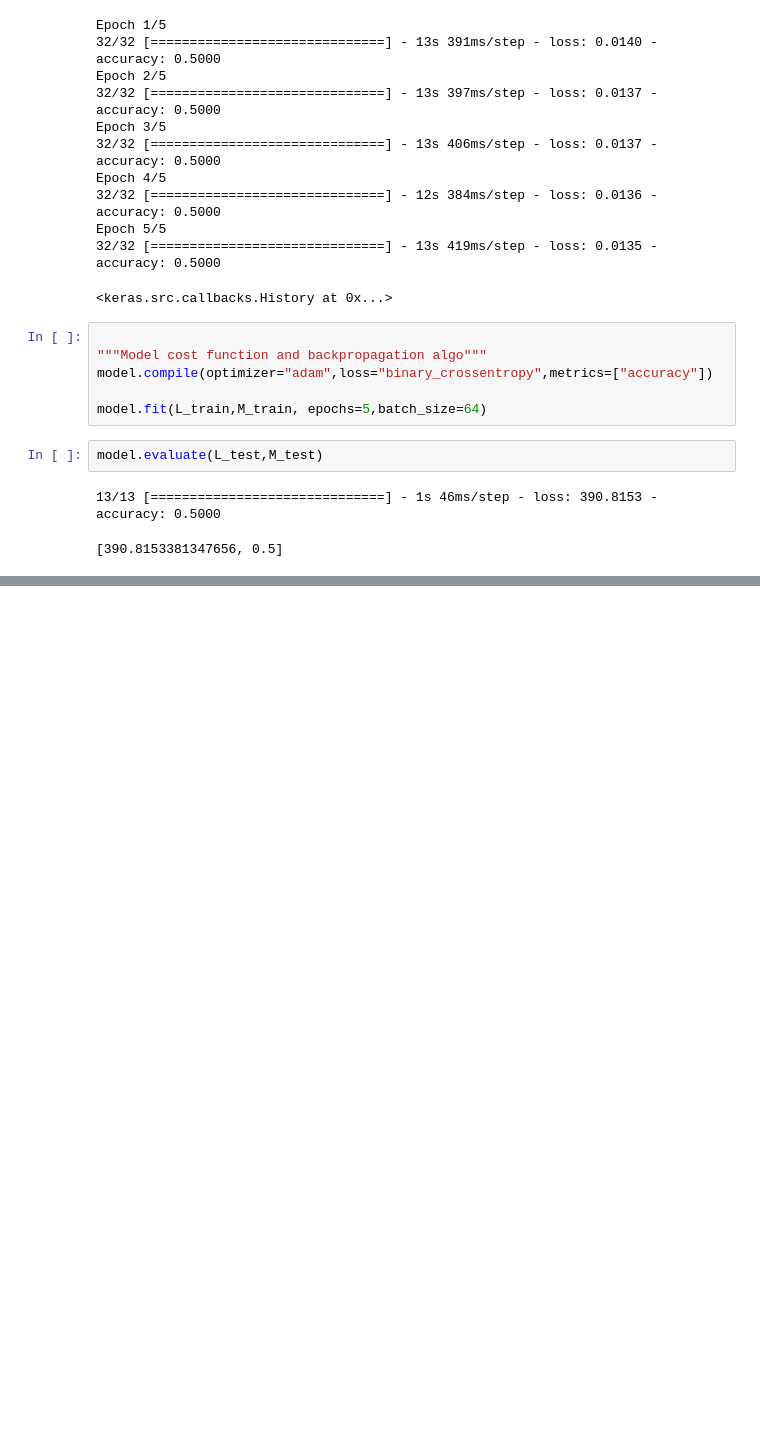
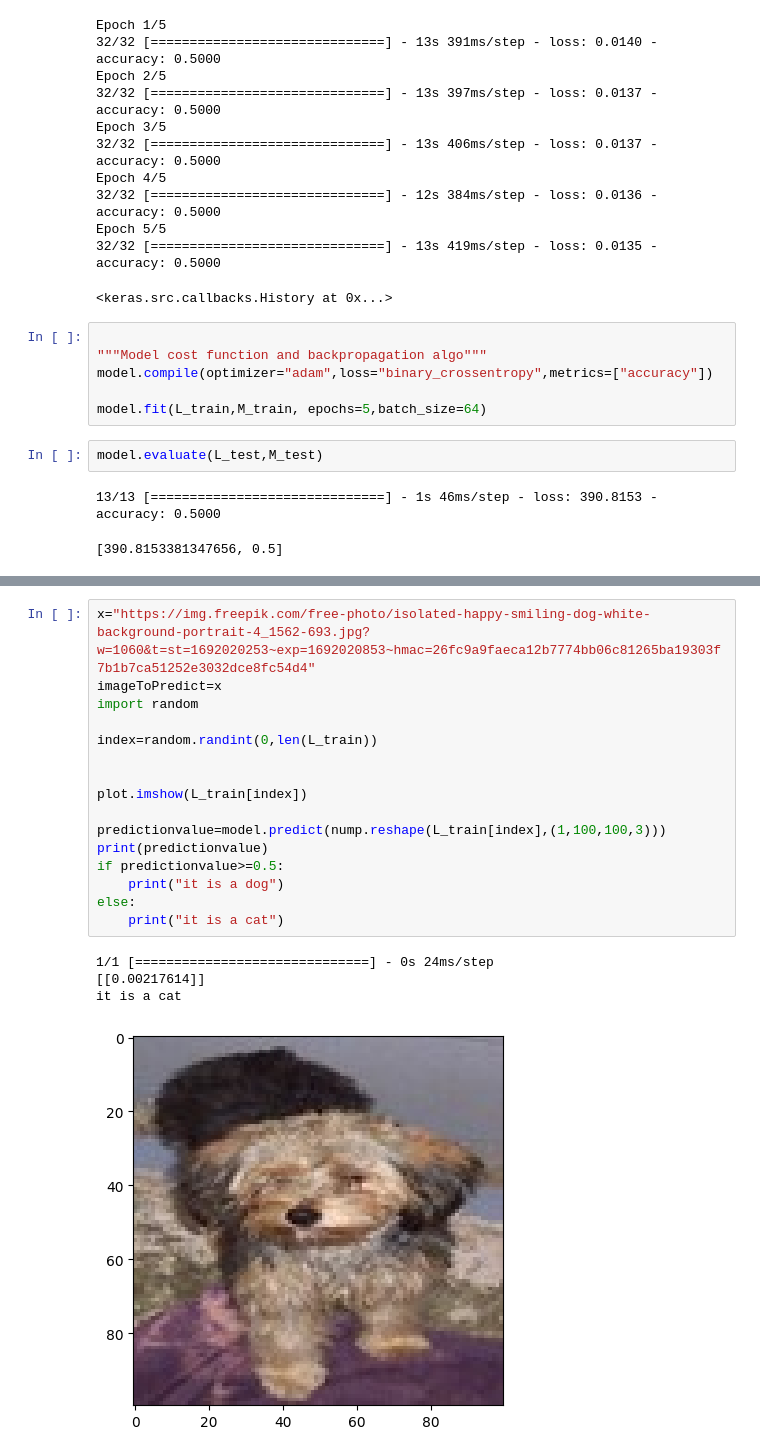
Before and after one commit to kartikayakulshrestha/MeowBar, a Jupyter notebook: nb.ipynb, the cells around one changed output, grey strips where cells are left out. Drawn from its saved outputs; the diff is of its cells as text; blank space fills up the shorter version.

Commit message:
our prediction is good for only cat not for dog

```diff
--- a/nb.ipynb
+++ b/nb.ipynb
@@ -116,0 +102,21 @@ plot.imshow(L_train[index])
+# %%
+x="https://img.freepik.com/free-photo/isolated-happy-smiling-dog-white-background-portrait-4_1562-693.jpg?w=1060&t=st=1692020253~exp=1692020853~hmac=26fc9a9faeca12b7774bb06c81265ba19303f7b1b7ca51252e3032dce8fc54d4"
+imageToPredict=x
+import random
+
+index=random.randint(0,len(L_train))
+
+
+plot.imshow(L_train[index])
+
+predictionvalue=model.predict(nump.reshape(L_train[index],(1,100,100,3)))
+print(predictionvalue)
+if predictionvalue>=0.5:
+    print("it is a dog")
+else:
+    print("it is a cat")
+# %% [output]
+1/1 [==============================] - 0s 24ms/step
+[[0.00217614]]
+it is a cat
+[figure, added]
```
Also changed, not shown: parts of 1 cell of this notebook.
